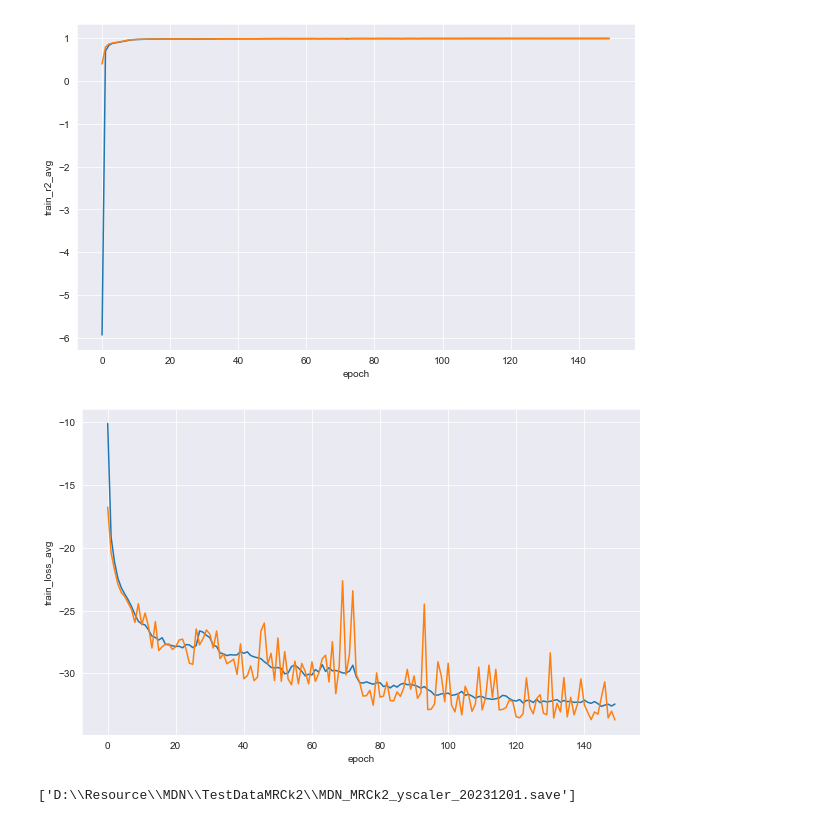
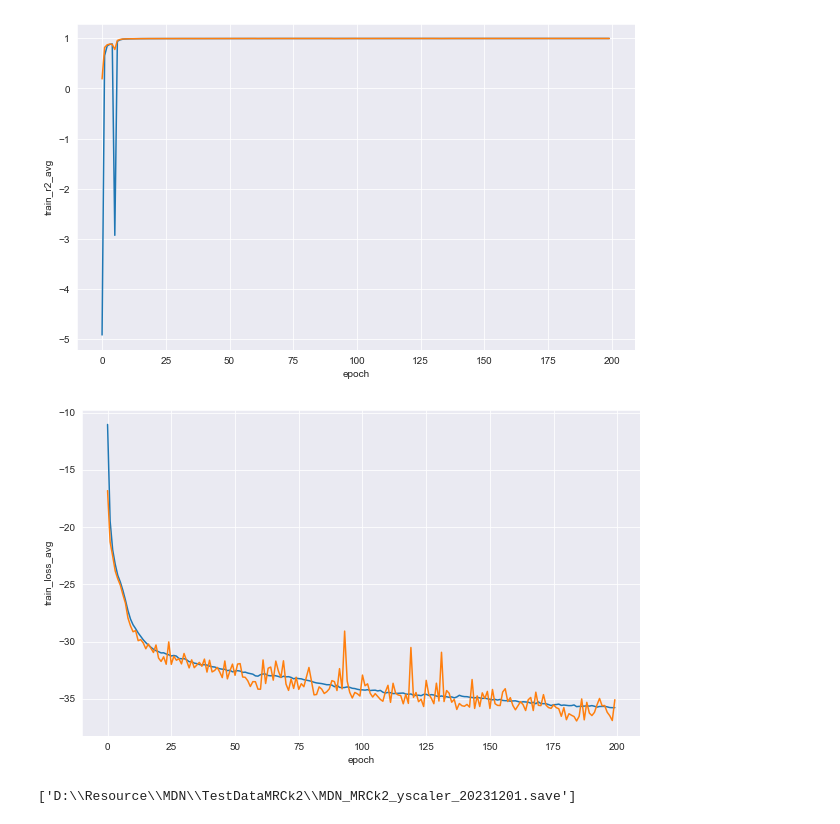
Before and after one commit to ArdenteX/Rockey_Reconstruction, a Jupyter notebook: Rock/MRCk2Train.ipynb, the cells around one changed output. Drawn from its saved outputs; the diff is of its cells as text; code cells hidden in the pictures.

```diff
--- a/Rock/MRCk2Train.ipynb
+++ b/Rock/MRCk2Train.ipynb
@@ -30,8 +34,9 @@ Batch size: 512, Epoch:150, is GPU: True
 # %%
-model = mdn_advance(len(input_parameters), len(output_parameters), 10, 256)
+model = mdn(len(input_parameters), len(output_parameters), 20, 512)
+init_weights(model)
 criterion = NLLLoss()
 pdf = Mixture()
-optim = torch.optim.Adam(model.parameters(), lr=0.0001984)
+optim = torch.optim.Adam(split_weights(model), lr=0.0001)
 # %%
 file_path = 'D:\\Resource\\MRCK_2\\'
 nowater_data_frames = []
@@ -106,8 +111,8 @@ df_all["Fe_(Mg+Si)"] = df_all["FeMg"]/(df_all["SiMg"] + 1)
 
 df_all["MRF"] = 1 - df_all["WRF"] - df_all["CRF"]
 # %%
-t_loader, v_loader, test_x, test_y, s_x, s_y = trainer.load_data(data=df_all, input_parameters=input_parameters, output_parameters=output_parameters,
-                           if_normal=True, if_shuffle=True)
+t_loader, v_loader, test_x, test_y, s_x, s_y = load_data(data=df_all, input_parameters=input_parameters, output_parameters=output_parameters,
+                           if_normal=True, if_shuffle=True, batch_size=512)
 # %%
-t_l, v_l, val_r2, train_r2, mse = trainer.fit_for_MDN(t_loader, v_loader, criterion, model=model, mixture=pdf, model_save_path='D:\\Resource\\MDN\\', optim=optim, best_r2=0.5, xavier_init=False)
+t_l, v_l, val_r2, train_r2, mse = trainer.fit_for_MDN(t_loader, v_loader, criterion, model=model, mixture=pdf, model_save_path='D:\\Resource\\MDN\\rockyExoplanetV2\\', optim=optim, best_r2=0.8, warmup_epoch=5)
 # %% [output]
@@ -134,2 +148,0 @@ KeyboardInterrupt:
-# %%
-t_l, v_l, val_r2, train_r2, mse = trainer.fit_for_MDN(t_loader, v_loader, criterion, model=model, mixture=pdf, model_save_path='D:\\Resource\\MDN\\', optim=optim, best_r2=0.5, xavier_init=False)
@@ -167,18 +149,18 @@ Save Best model: R2:0.9837, Loss Avg:-27.8870
 # %%
 result_pd = pd.DataFrame()
-result_pd['epoch'] = range(150)
+result_pd['epoch'] = range(200)
 result_pd['train_r2_avg'] = train_r2
 result_pd['val_r2_avg'] = val_r2
 
-trainer.plot_line_2(y_1='train_r2_avg', y_2='val_r2_avg', df=result_pd, fig_size=(10, 6), output_path="D:\\PythonProject\\RebuildProject\\Rock\\imgs\\MRCk2_MDN20231129_TrainValR2.png", dpi=300)
+plot_line_2(y_1='train_r2_avg', y_2='val_r2_avg', df=result_pd, fig_size=(10, 6), output_path="D:\\PythonProject\\RebuildProject\\Rock\\imgs\\MRCk2_MDN20231129_TrainValR2.png", dpi=300)
 # %% [output]
-[figure, old version]
+[figure, new version]
 # %%
 result_pd = pd.DataFrame()
-result_pd['epoch'] = range(150)
+result_pd['epoch'] = range(200)
 result_pd['train_loss_avg'] = t_l
 result_pd['val_loss_avg'] = v_l
 
-trainer.plot_line_2(y_1='train_loss_avg', y_2='val_loss_avg', df=result_pd, fig_size=(10, 6), output_path="D:\\PythonProject\\RebuildProject\\Rock\\imgs\\MRCk2_MDN20231129_TrainValLoss.png", dpi=300)
+plot_line_2(y_1='train_loss_avg', y_2='val_loss_avg', df=result_pd, fig_size=(10, 6), output_path="D:\\PythonProject\\RebuildProject\\Rock\\imgs\\MRCk2_MDN20231129_TrainValLoss.png", dpi=300)
 # %% [output]
-[figure, old version]
+[figure, new version]
```
Also changed, not shown: parts of 11 cells of this notebook, 3 other files.
